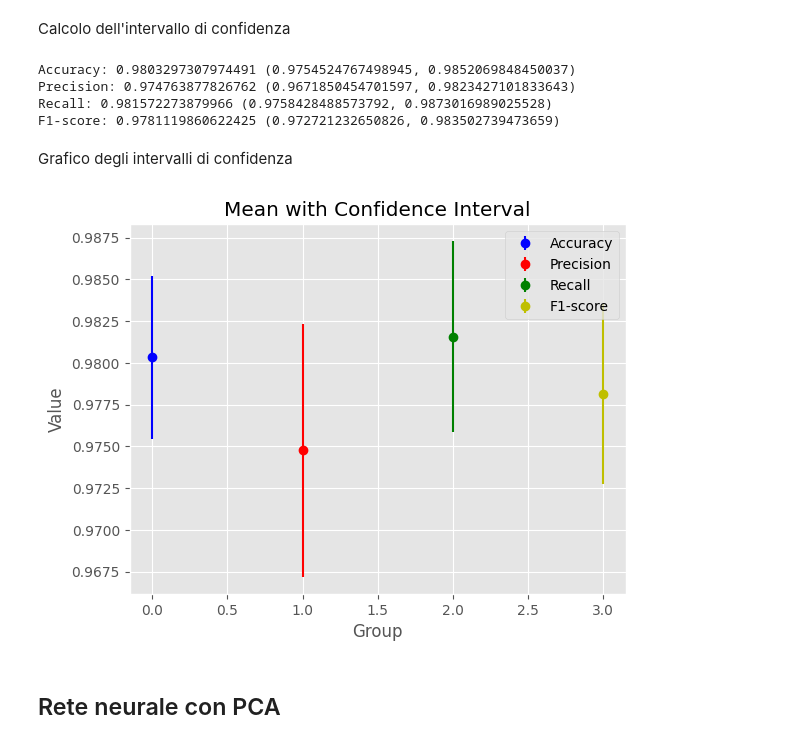
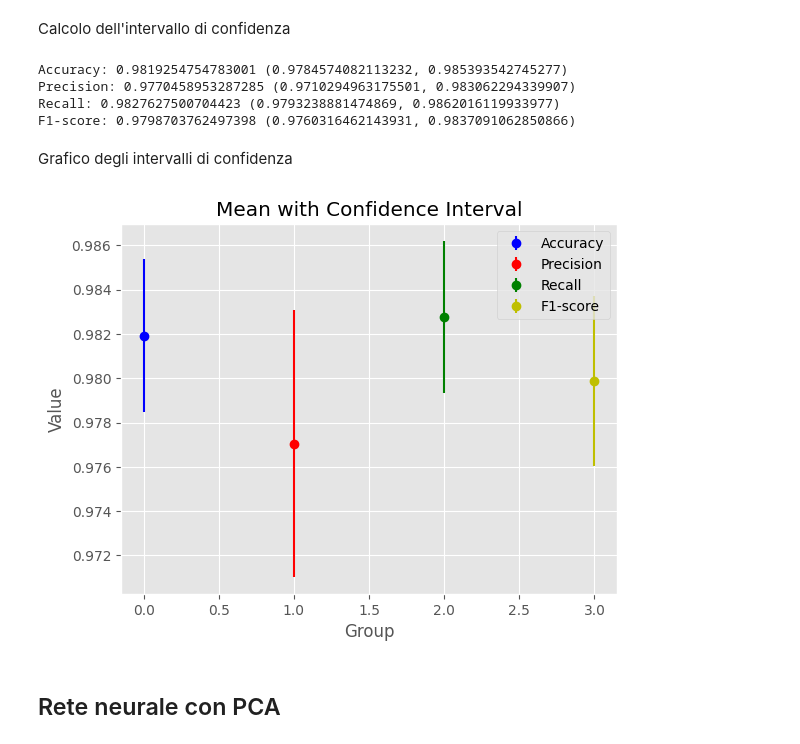
Before and after one commit to Tezze2001/brain-tumor-analysis, a Jupyter notebook: BrainTumorNN.ipynb, the cells around one changed output. Saved outputs shown, nothing was run; the diff lists cells and outputs as text; code cells hidden in the pictures.

```diff
--- a/BrainTumorNN.ipynb
+++ b/BrainTumorNN.ipynb
@@ -19,5 +17,6 @@ Mounted at /content/drive/
 # %%
 path_to_dataset = "/content/drive/MyDrive/BrainTumor/Brain Tumor.csv"
+path_to_dataset = "./brain-tumor-analysis/Dataset/Brain Tumor.csv"
 # %% [markdown]
 Lettura del dataset
 # %%
@@ -404,7 +409,7 @@ Selezione degli iperparametri
 # performance = grid_search_NN(param_combinations, X_cross_val_data, Y_cross_val_data)
 # best_model = find_best_hyperparameters(performance)
 
-best_model = ([[50, 0], 'leaky_relu', 'adam', 100, 100])
+best_model = ([10, 5], 'relu', 'adam', 100, 100)
 # %% [markdown]
 ## Addestramento del modello
 # %% [markdown]
@@ -452,14 +457,14 @@ Valutazione del modello utilizzando altre metriche
 from sklearn.metrics import accuracy_score, precision_score, recall_score, f1_score, classification_report, confusion_matrix, ConfusionMatrixDisplay
 # %%
 # Valutazione del modello utilizzando i dati di test
-y_pred_proba = NN_model.predict(X_test_scaled)
-y_pred = my_predict(y_pred_proba, 0.3)
+NN_pred_corr = NN_model_Corr.predict(X_test_scaled)
+NN_y_pred = my_predict(NN_pred_corr, 0.3)
 
 # Calcolo delle prestazioni del modello
-accuracy_train_test = accuracy_score(y_test_scaled, y_pred)
-precision = precision_score(y_test_scaled, y_pred)
-recall = recall_score(y_test_scaled, y_pred)
-f1 = f1_score(y_test_scaled, y_pred)
+accuracy_train_test = accuracy_score(y_test_scaled, NN_y_pred)
+precision = precision_score(y_test_scaled, NN_y_pred)
+recall = recall_score(y_test_scaled, NN_y_pred)
+f1 = f1_score(y_test_scaled, NN_y_pred)
 
 # Stampa le prestazioni del modello
 print('Accuracy:', accuracy_train_test)
@@ -565,39 +570,39 @@ Calcolo dell'intervallo di confidenza
 # %%
 confidence = 0.90
 # Calcolo degli intervalli di confidenza
-acc_interval = st.t.interval(confidence=confidence, df=len(accuracy_stratified)-1, loc=np.mean(accuracy_stratified), scale=st.sem(accuracy_stratified))
-precision_interval = st.t.interval(confidence=confidence, df=len(precision_stratified)-1, loc=np.mean(precision_stratified), scale=st.sem(precision_stratified))
-recall_interval = st.t.interval(confidence=confidence, df=len(recall_stratified)-1, loc=np.mean(recall_stratified), scale=st.sem(recall_stratified))
-fscore_interval = st.t.interval(confidence=confidence, df=len(fscore_stratified)-1, loc=np.mean(fscore_stratified), scale=st.sem(fscore_stratified))
+acc_interval_NN_corr = st.t.interval(confidence=confidence, df=len(accuracy_stratified_NN_corr)-1, loc=np.mean(accuracy_stratified_NN_corr), scale=st.sem(accuracy_stratified_NN_corr))
+precision_interval_NN_corr = st.t.interval(confidence=confidence, df=len(precision_stratified_NN_corr)-1, loc=np.mean(precision_stratified_NN_corr), scale=st.sem(precision_stratified_NN_corr))
+recall_interval_NN_corr = st.t.interval(confidence=confidence, df=len(recall_stratified_NN_corr)-1, loc=np.mean(recall_stratified_NN_corr), scale=st.sem(recall_stratified_NN_corr))
+fscore_interval_NN_corr = st.t.interval(confidence=confidence, df=len(fscore_stratified_NN_corr)-1, loc=np.mean(fscore_stratified_NN_corr), scale=st.sem(fscore_stratified_NN_corr))
 
-print("Accuracy:", np.mean(accuracy_stratified), acc_interval)
-print("Precision:", np.mean(precision_stratified), precision_interval)
-print("Recall:", np.mean(recall_stratified), recall_interval)
-print("F1-score:", np.mean(fscore_stratified), fscore_interval)
+print("Accuracy:", np.mean(accuracy_stratified_NN_corr), acc_interval_NN_corr)
+print("Precision:", np.mean(precision_stratified_NN_corr), precision_interval_NN_corr)
+print("Recall:", np.mean(recall_stratified_NN_corr), recall_interval_NN_corr)
+print("F1-score:", np.mean(fscore_stratified_NN_corr), fscore_interval_NN_corr)
 # %% [output]
-Accuracy: 0.9803297307974491 (0.9754524767498945, 0.9852069848450037)
-Precision: 0.974763877826762 (0.9671850454701597, 0.9823427101833643)
-Recall: 0.981572273879966 (0.9758428488573792, 0.9873016989025528)
-F1-score: 0.9781119860622425 (0.972721232650826, 0.983502739473659)
+Accuracy: 0.9819254754783001 (0.9784574082113232, 0.985393542745277)
+Precision: 0.9770458953287285 (0.9710294963175501, 0.983062294339907)
+Recall: 0.9827627500704423 (0.9793238881474869, 0.9862016119933977)
+F1-score: 0.9798703762497398 (0.9760316462143931, 0.9837091062850866)
 # %% [markdown]
 Grafico degli intervalli di confidenza
 # %%
 # Plot the mean and confidence interval
-plt.errorbar(0, np.mean(acc_interval), yerr=(acc_interval[1] - acc_interval[0])/2, fmt='o', label='Accuracy', color='b')
-plt.errorbar(1, np.mean(precision_interval), yerr=(precision_interval[1] - precision_interval[0])/2, fmt='o', label='Precision', color='r')
-plt.errorbar(2, np.mean(recall_interval), yerr=(recall_interval[1] - recall_interval[0])/2, fmt='o', label='Recall', color='g')
-plt.errorbar(3, np.mean(fscore_interval), yerr=(fscore_interval[1] - fscore_interval[0])/2, fmt='o', label='F1-score', color='y')
+plt.errorbar(0, np.mean(acc_interval_NN_corr), yerr=(acc_interval_NN_corr[1] - acc_interval_NN_corr[0])/2, fmt='o', label='Accuracy', color='b')
+plt.errorbar(1, np.mean(precision_interval_NN_corr), yerr=(precision_interval_NN_corr[1] - precision_interval_NN_corr[0])/2, fmt='o', label='Precision', color='r')
+plt.errorbar(2, np.mean(recall_interval_NN_corr), yerr=(recall_interval_NN_corr[1] - recall_interval_NN_corr[0])/2, fmt='o', label='Recall', color='g')
+plt.errorbar(3, np.mean(fscore_interval_NN_corr), yerr=(fscore_interval_NN_corr[1] - fscore_interval_NN_corr[0])/2, fmt='o', label='F1-score', color='y')
 
 # Add labels and title
 plt.xlabel('Group')
 plt.ylabel('Value')
 plt.title('Mean with Confidence Interval')
 
 # Show the plot
 plt.legend()
 plt.show()
 # %% [output]
-[figure, old version]
+[figure, new version]
 # %% [markdown]
 ## Rete neurale con PCA
 # %%
```
Also changed, not shown: parts of 36 cells of this notebook, 13 other files.
